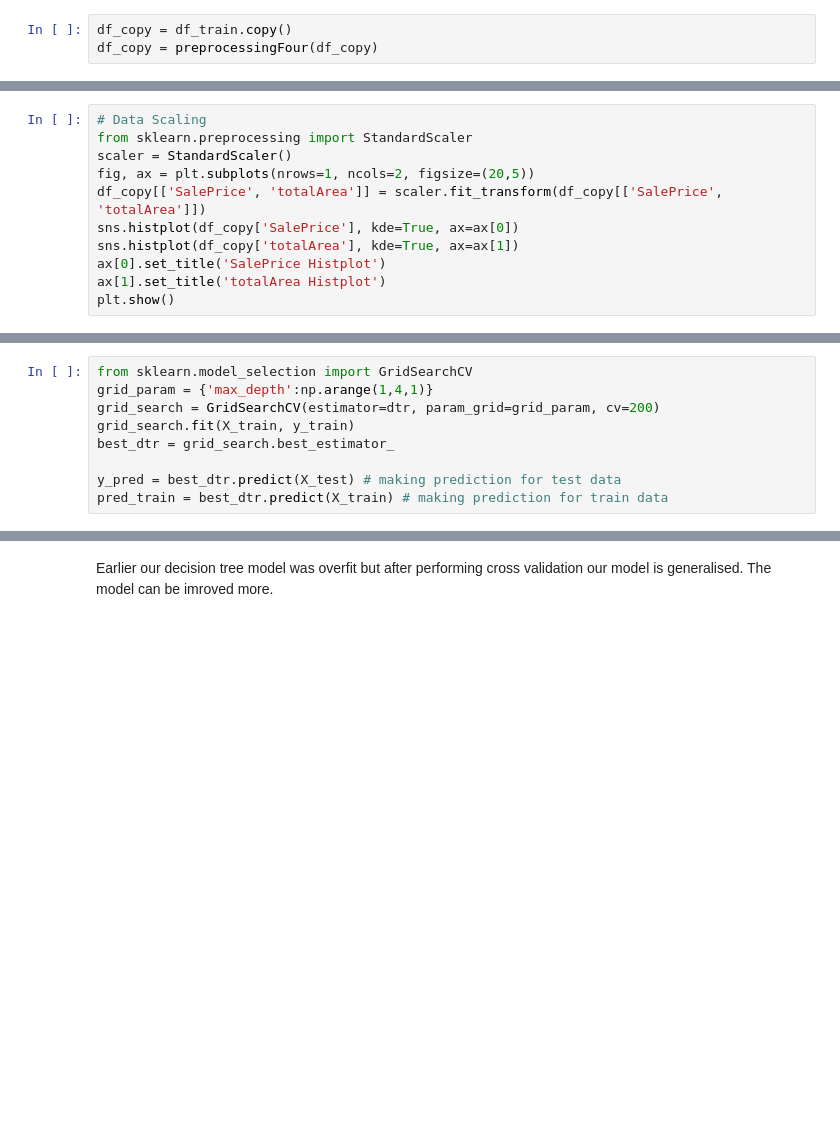
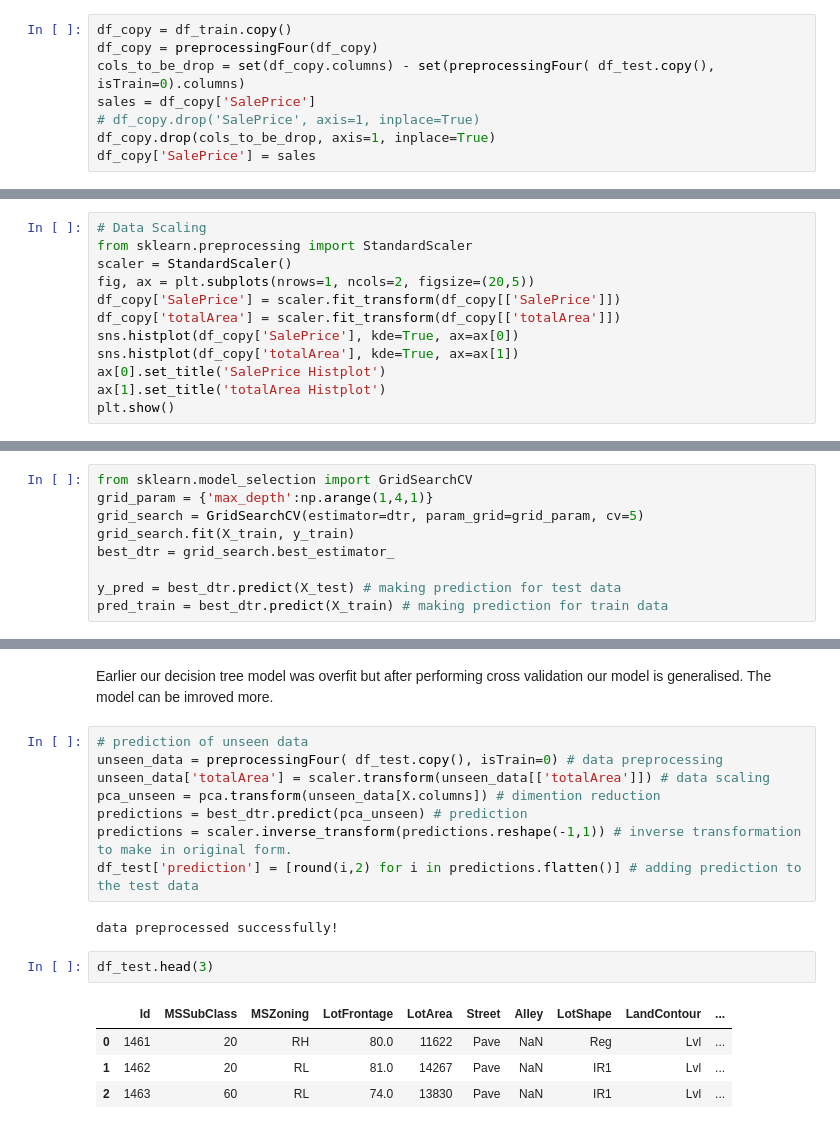
Before and after one commit to mdismailquraishicse/HousePriceAdvanceRegressionTechniquesKaggle, a Jupyter notebook: Main.ipynb, the cells around one changed output, grey strips where cells are left out. Saved outputs shown, nothing was run; the diff lists cells and outputs as text; blank space fills up the shorter version.

Commit message:
predicted unseen dataset

```diff
--- a/Main.ipynb
+++ b/Main.ipynb
@@ -306,5 +309,10 @@ def preprocessingFour(df):
 # %%
 df_copy = df_train.copy()
 df_copy = preprocessingFour(df_copy)
+cols_to_be_drop = set(df_copy.columns) - set(preprocessingFour( df_test.copy(), isTrain=0).columns)
+sales = df_copy['SalePrice']
+# df_copy.drop('SalePrice', axis=1, inplace=True)
+df_copy.drop(cols_to_be_drop, axis=1, inplace=True)
+df_copy['SalePrice'] = sales
 # %% [output]
 data preprocessed successfully!
@@ -371,7 +372,8 @@ upper:  7983.25
 from sklearn.preprocessing import StandardScaler
 scaler = StandardScaler()
 fig, ax = plt.subplots(nrows=1, ncols=2, figsize=(20,5))
-df_copy[['SalePrice', 'totalArea']] = scaler.fit_transform(df_copy[['SalePrice', 'totalArea']])
+df_copy['SalePrice'] = scaler.fit_transform(df_copy[['SalePrice']])
+df_copy['totalArea'] = scaler.fit_transform(df_copy[['totalArea']])
 sns.histplot(df_copy['SalePrice'], kde=True, ax=ax[0])
 sns.histplot(df_copy['totalArea'], kde=True, ax=ax[1])
 ax[0].set_title('SalePrice Histplot')
@@ -456,7 +458,7 @@ Train Mean Squared Error: 4.492674633015308e-05
 # %%
 from sklearn.model_selection import GridSearchCV
 grid_param = {'max_depth':np.arange(1,4,1)}
-grid_search = GridSearchCV(estimator=dtr, param_grid=grid_param, cv=200)
+grid_search = GridSearchCV(estimator=dtr, param_grid=grid_param, cv=5)
 grid_search.fit(X_train, y_train)
 best_dtr = grid_search.best_estimator_
 
@@ -484,2 +486,19 @@ Train Mean Squared Error: 0.21049658518975592
 # %% [markdown]
 Earlier our decision tree model was overfit but after performing cross validation our model is generalised. The model can be imroved more.
+# %%
+# prediction of unseen data
+unseen_data = preprocessingFour( df_test.copy(), isTrain=0) # data preprocessing
+unseen_data['totalArea'] = scaler.transform(unseen_data[['totalArea']]) # data scaling
+pca_unseen = pca.transform(unseen_data[X.columns]) # dimention reduction
+predictions = best_dtr.predict(pca_unseen) # prediction
+predictions = scaler.inverse_transform(predictions.reshape(-1,1)) # inverse transformation to make in original form.
+df_test['prediction'] = [round(i,2) for i in predictions.flatten()] # adding prediction to the test data
+# %% [output]
+data preprocessed successfully!
+# %%
+df_test.head(3)
+# %% [output]
+|  | Id | MSSubClass | MSZoning | LotFrontage | LotArea | Street | Alley | LotShape | LandContour | ... |
+| 0 | 1461 | 20 | RH | 80.0 | 11622 | Pave | NaN | Reg | Lvl | ... |
+| 1 | 1462 | 20 | RL | 81.0 | 14267 | Pave | NaN | IR1 | Lvl | ... |
+| 2 | 1463 | 60 | RL | 74.0 | 13830 | Pave | NaN | IR1 | Lvl | ... |
```
Also changed, not shown: parts of 8 cells of this notebook.
